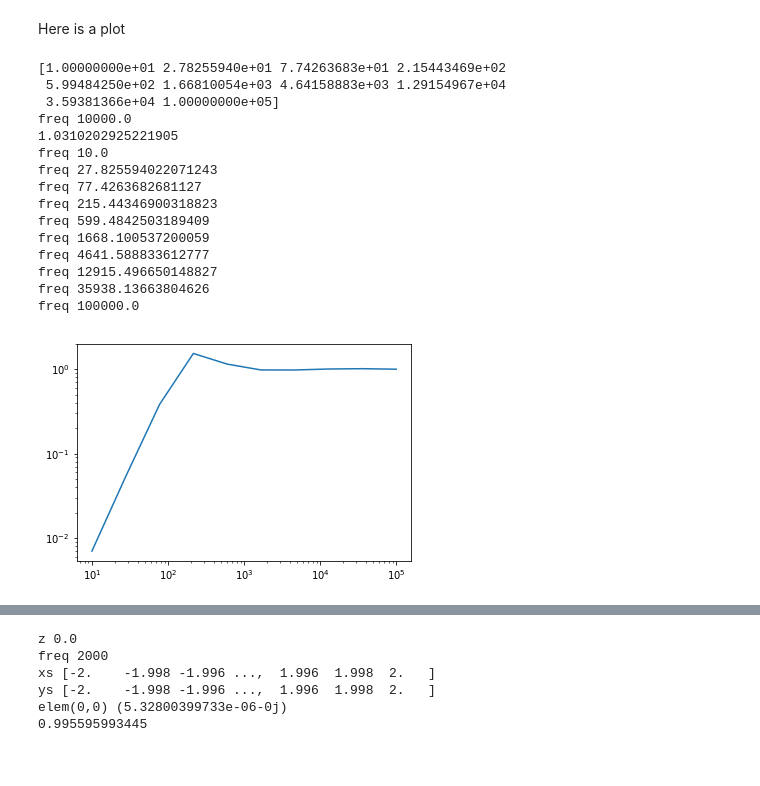
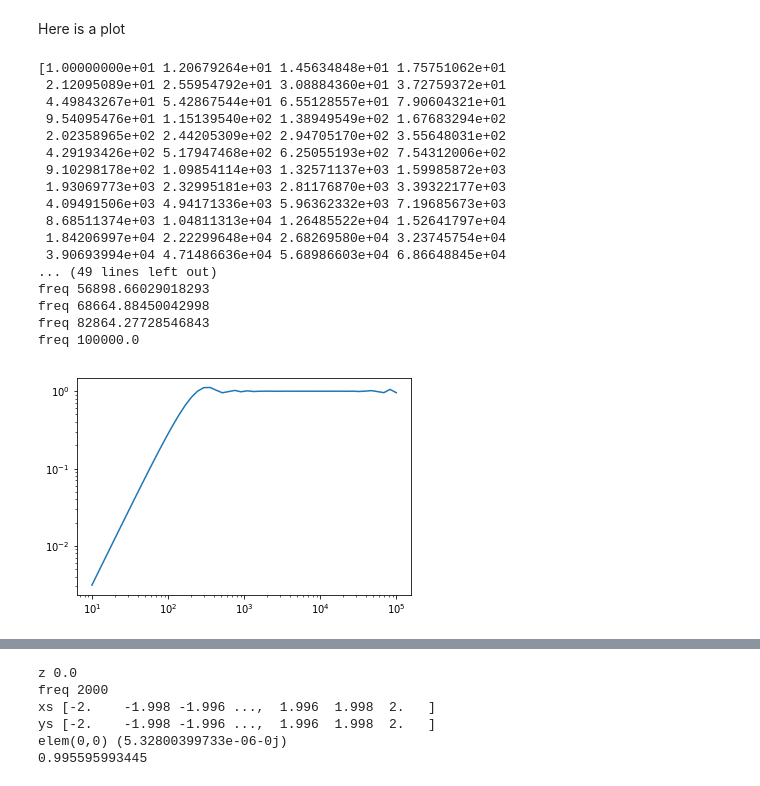
Before and after one commit to jdbosser/GPU-Acoustics, a Jupyter notebook: ShaderFood/Pythonprogram/graphics card target strength-checkpoint.ipynb, the cells around one changed output, grey strips where cells are left out. Drawn from its saved outputs; the diff is of its cells as text; code cells hidden in the pictures.

```diff
--- a/ShaderFood/Pythonprogram/graphics card target strength-checkpoint.ipynb
+++ b/ShaderFood/Pythonprogram/graphics card target strength-checkpoint.ipynb
@@ -111,51 +111,53 @@ def sphere_TS(radius,n,frequency):
     """
     print('freq',frequency)
 
     #elems = np.zeros((N,N), dtype = np.complex64)      # element contributions
     for i in range(N):
         x = xs[i]
         for j in range(N):
             y = ys[j]
             if inrange(radius,x,y):
                 try:
 #                    a = projarea(x,y)
-#                    a = pixarea*cosfi(x,y)
-                    a = pixarea
+                    a = pixarea*cosfi(2, x,y)
+                    #a = pixarea
                     val = a/lamda  # intensiteten (varför 4*?)
                     phase = -2*k*(999-z(radius,x,y))
                     elems[i,j] = val*complex(cos(phase), sin(phase))
                 except:
                     print(x,y,a)
     return abs(np.sum(elems))**2
 
 n = 2000
 radius = 2.0
 
-freqs = np.logspace(1,5, num = 10)
+freqs = np.logspace(1,5, num = 50)
 print(freqs)
 plt.xscale('log')
 plt.yscale('log')
 print(sphere_TS(2.0,1000,10000.0))
 
 plt.plot(freqs, [sphere_TS(radius,n,f) for f in freqs])
 plt.show()
 # %% [output]
-[1.00000000e+01 2.78255940e+01 7.74263683e+01 2.15443469e+02
- 5.99484250e+02 1.66810054e+03 4.64158883e+03 1.29154967e+04
- 3.59381366e+04 1.00000000e+05]
-freq 10000.0
-1.0310202925221905
-freq 10.0
-freq 27.825594022071243
-freq 77.4263682681127
-freq 215.44346900318823
-freq 599.4842503189409
-freq 1668.100537200059
-freq 4641.588833612777
-freq 12915.496650148827
-freq 35938.13663804626
+[1.00000000e+01 1.20679264e+01 1.45634848e+01 1.75751062e+01
+ 2.12095089e+01 2.55954792e+01 3.08884360e+01 3.72759372e+01
+ 4.49843267e+01 5.42867544e+01 6.55128557e+01 7.90604321e+01
+ 9.54095476e+01 1.15139540e+02 1.38949549e+02 1.67683294e+02
+ 2.02358965e+02 2.44205309e+02 2.94705170e+02 3.55648031e+02
+ 4.29193426e+02 5.17947468e+02 6.25055193e+02 7.54312006e+02
+ 9.10298178e+02 1.09854114e+03 1.32571137e+03 1.59985872e+03
+ 1.93069773e+03 2.32995181e+03 2.81176870e+03 3.39322177e+03
+ 4.09491506e+03 4.94171336e+03 5.96362332e+03 7.19685673e+03
+ 8.68511374e+03 1.04811313e+04 1.26485522e+04 1.52641797e+04
+ 1.84206997e+04 2.22299648e+04 2.68269580e+04 3.23745754e+04
+ 3.90693994e+04 4.71486636e+04 5.68986603e+04 6.86648845e+04
+... (49 lines left out)
+freq 56898.66029018293
+freq 68664.88450042998
+freq 82864.27728546843
 freq 100000.0
-[figure, old version]
+[figure, new version]
 # %%
 def square_TS(a,b,n,frequency,angle = 0.0):
     N = 2*trunc(n/2) + 1    # I want an odd number
```
Also changed, not shown: parts of 2 cells of this notebook, 2 other files.
